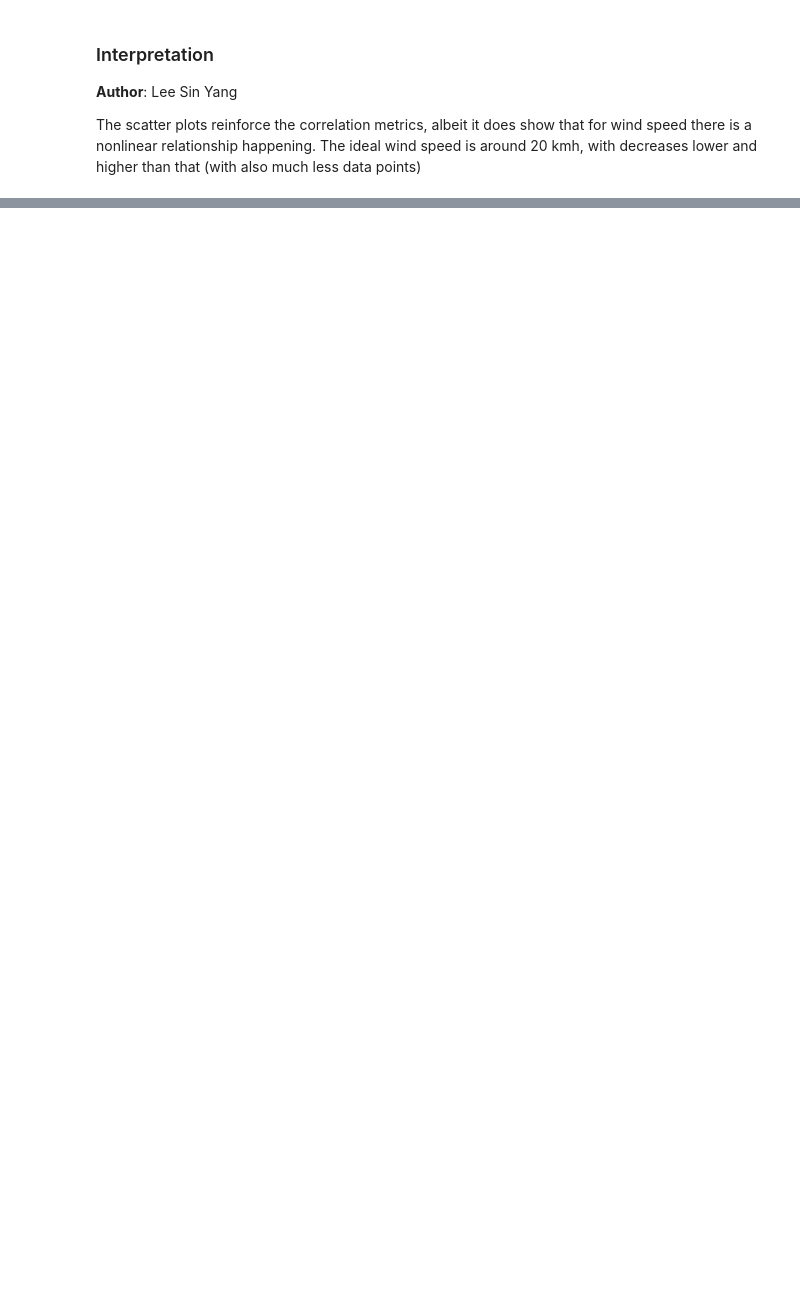
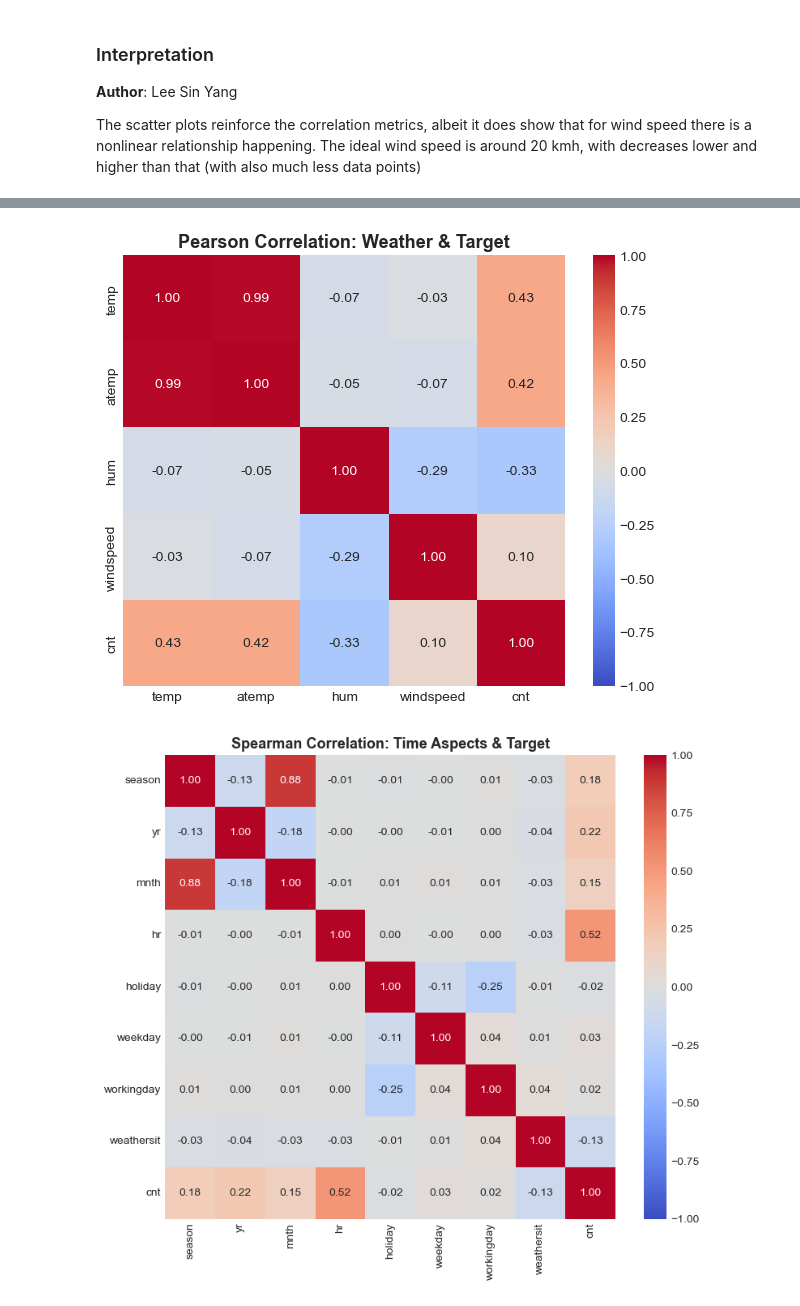
Before and after one commit to SinYang13/DSA211, a Jupyter notebook: notebooks/01 EDA.ipynb, the cells around one changed output, grey strips where cells are left out. Cells and saved outputs as stored; diff of their text form; code cells hidden in the pictures; blank space fills up the shorter version.

```diff
--- a/notebooks/01 EDA.ipynb
+++ b/notebooks/01 EDA.ipynb
@@ -1106,11 +1112,23 @@ plt.show()
 # %%
-# Correlation heatmap of all numeric variables in training set
-plt.figure(figsize=(11, 9))
-feature_cols = ['season', 'yr', 'mnth', 'hr', 'holiday', 'weekday', 'workingday', 'weathersit',
-                'temp', 'atemp', 'hum', 'windspeed', 'casual', 'registered', 'cnt']
-sns.heatmap(train_df[feature_cols].corr(), annot=True, fmt='.2f', cmap='coolwarm', center=0, cbar=True)
-plt.title('Correlation Heatmap: Training Features', fontsize=13, fontweight='bold')
+# 1. Pearson Correlation: Continuous Weather Variables vs Target
+# (Excluding casual/registered to prevent target leakage)
+continuous_cols = ['temp', 'atemp', 'hum', 'windspeed', 'cnt']
+plt.figure(figsize=(6, 5))
+sns.heatmap(train_df[continuous_cols].corr(), annot=True, fmt='.2f', cmap='coolwarm', center=0, vmin=-1, vmax=1)
+plt.title('Pearson Correlation: Weather & Target', fontsize=13, fontweight='bold')
 plt.tight_layout()
 plt.show()
+
+# 2. Spearman Correlation: Time Categoricals vs Target
+# (Since hr, mnth, season are not linear, Spearman is better suited here)
+time_cols = ['season', 'yr', 'mnth', 'hr', 'holiday', 'weekday', 'workingday', 'weathersit', 'cnt']
+plt.figure(figsize=(8, 7))
+sns.heatmap(train_df[time_cols].corr(method='spearman'), annot=True, fmt='.2f', cmap='coolwarm', center=0, vmin=-1, vmax=1)
+plt.title('Spearman Correlation: Time Aspects & Target', fontsize=13, fontweight='bold')
+plt.tight_layout()
+plt.show()
+# %% [output]
+[figure, added]
+[figure, added]
 # %% [markdown]
 ### Interpretation & Modeling Decisions: Nonlinearity & Interactions
```
Also changed, not shown: parts of 5 cells of this notebook.
